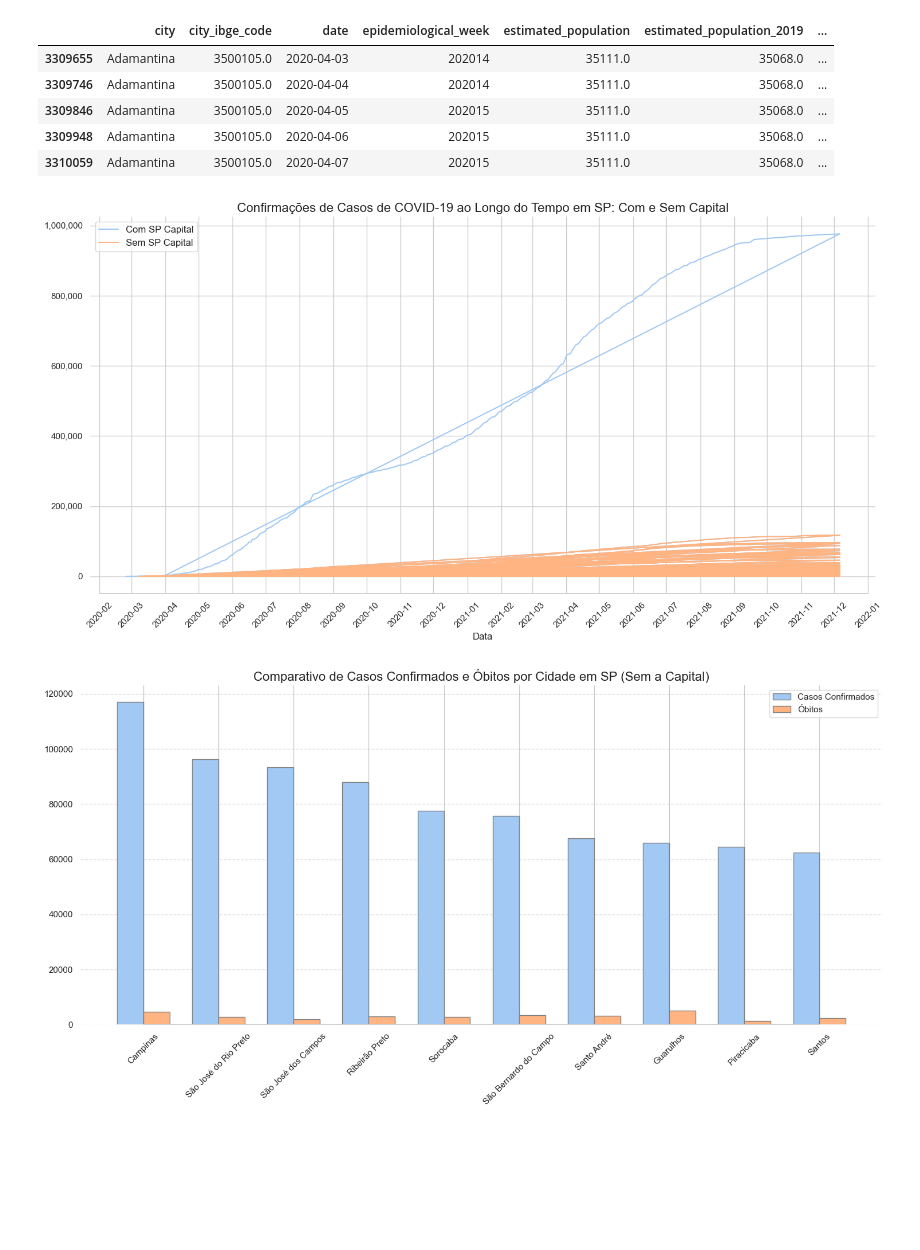
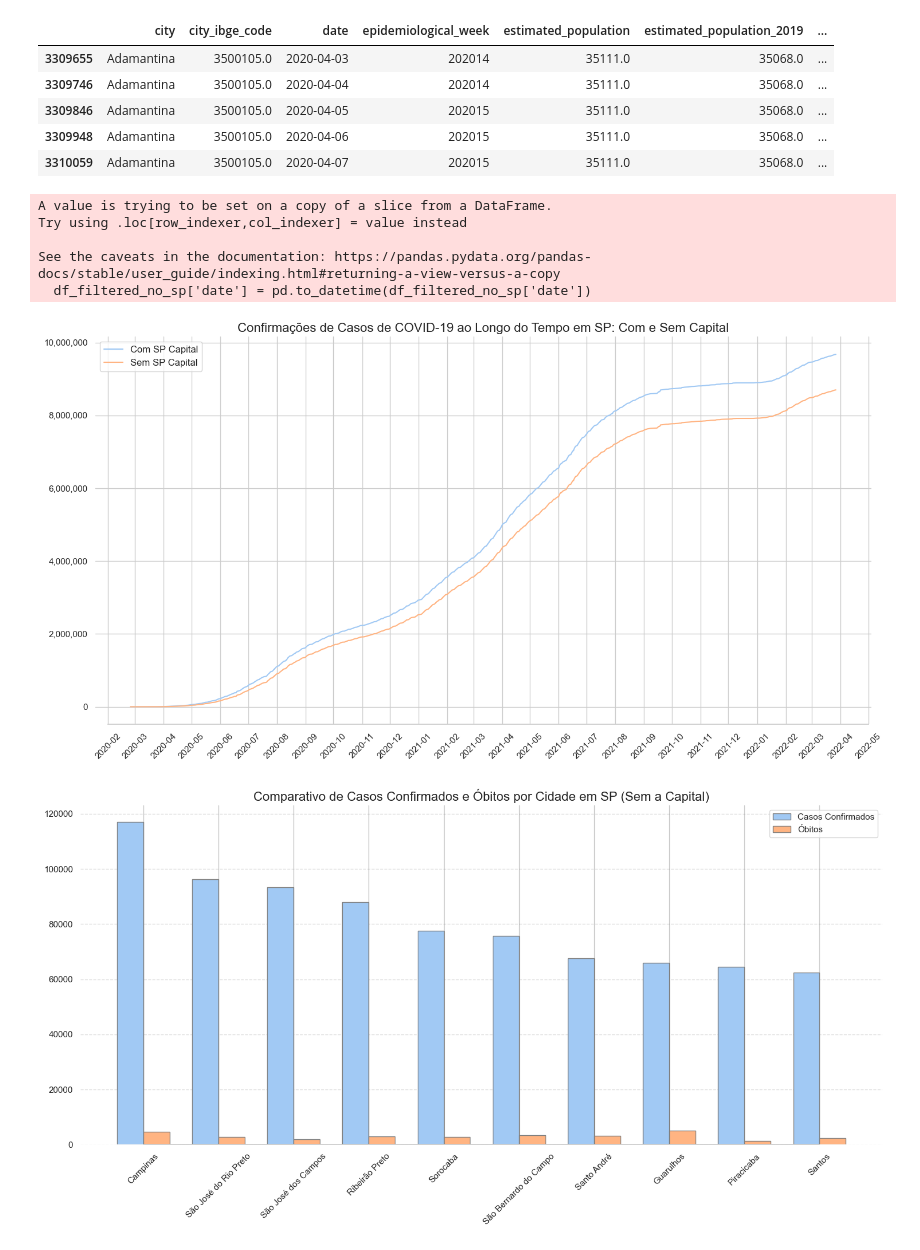
Before and after one commit to gabs4841/Covid-Graficos, a Jupyter notebook: COVID.ipynb, the cells around one changed output. Drawn from its saved outputs; the diff is of its cells as text; code cells hidden in the pictures; blank space fills up the shorter version.

```diff
--- a/COVID.ipynb
+++ b/COVID.ipynb
@@ -26,40 +26,48 @@ df_filtered.head(5)
 # %%
 import pandas as pd
 import matplotlib.pyplot as plt
 import matplotlib.dates as mdates
 import seaborn as sns
 
 # Configurações estéticas do Seaborn
 sns.set(style="whitegrid", palette="pastel", color_codes=True)
 
-# Convertendo a coluna 'date' para datetime
-daily_cases['date'] = pd.to_datetime(daily_cases['date'])
-daily_cases_no_sp['date'] = pd.to_datetime(daily_cases_no_sp['date'])
+# Suponha que df_filtered e df_filtered_no_sp são DataFrames previamente definidos
+# Aqui devem ser feitas as operações para defini-los corretamente, inclusive a filtragem para remover São Paulo
 
-# Plotagem com estilo do Seaborn
-plt.figure(figsize=(15, 8)) # Tamanho maior para melhorar a legibilidade
+# Convertendo a coluna 'date' para datetime uma vez para cada DataFrame
+df_filtered['date'] = pd.to_datetime(df_filtered['date'])
+df_filtered_no_sp['date'] = pd.to_datetime(df_filtered_no_sp['date'])
+
+# Recalculando os casos diários e cumulativos, agora apenas uma vez, após a conversão de 'date'
+daily_cases = df_filtered.groupby('date')['new_confirmed'].sum().reset_index()
+daily_cases['cumulative_confirmed'] = daily_cases['new_confirmed'].cumsum()
+
+daily_cases_no_sp = df_filtered_no_sp.groupby('date')['new_confirmed'].sum().reset_index()
+daily_cases_no_sp['cumulative_confirmed'] = daily_cases_no_sp['new_confirmed'].cumsum()
+
+# Mantendo somente o último gráfico, com melhorias
+plt.figure(figsize=(15, 8))
 plt.plot(daily_cases['date'], daily_cases['cumulative_confirmed'], label='Com SP Capital', color=sns.color_palette("pastel")[0])
 plt.plot(daily_cases_no_sp['date'], daily_cases_no_sp['cumulative_confirmed'], label='Sem SP Capital', color=sns.color_palette("pastel")[1])
 
 plt.title('Confirmações de Casos de COVID-19 ao Longo do Tempo em SP: Com e Sem Capital', fontsize=16)
-plt.xlabel('Data', fontsize=12)
-
-# Melhorando a formatação do eixo x
-plt.gca().xaxis.set_major_locator(mdates.MonthLocator()) # Espaçamento de um mês
-plt.gca().xaxis.set_major_formatter(mdates.DateFormatter('%Y-%m')) # Formato do ano-mês
+plt.gca().xaxis.set_major_locator(mdates.MonthLocator())
+plt.gca().xaxis.set_major_formatter(mdates.DateFormatter('%Y-%m'))
 plt.xticks(rotation=45)
-plt.grid(True) # Adicionando grade para melhor visualização
-
-# Melhorando a formatação do eixo y
+plt.grid(True)
 plt.gca().get_yaxis().set_major_formatter(plt.FuncFormatter(lambda x, loc: "{:,}".format(int(x))))
-
 plt.legend(fontsize=12)
-sns.despine(trim=True, left=True) # Remover bordas desnecessárias
-
+sns.despine(trim=True, left=True)
 plt.tight_layout()
 plt.show()
 # %% [output]
+A value is trying to be set on a copy of a slice from a DataFrame.
+Try using .loc[row_indexer,col_indexer] = value instead
+
+See the caveats in the documentation: https://pandas.pydata.org/pandas-docs/stable/user_guide/indexing.html#returning-a-view-versus-a-copy
+  df_filtered_no_sp['date'] = pd.to_datetime(df_filtered_no_sp['date'])
-[figure, old version]
+[figure, new version]
 # %%
 import matplotlib.pyplot as plt
 import numpy as np
```
